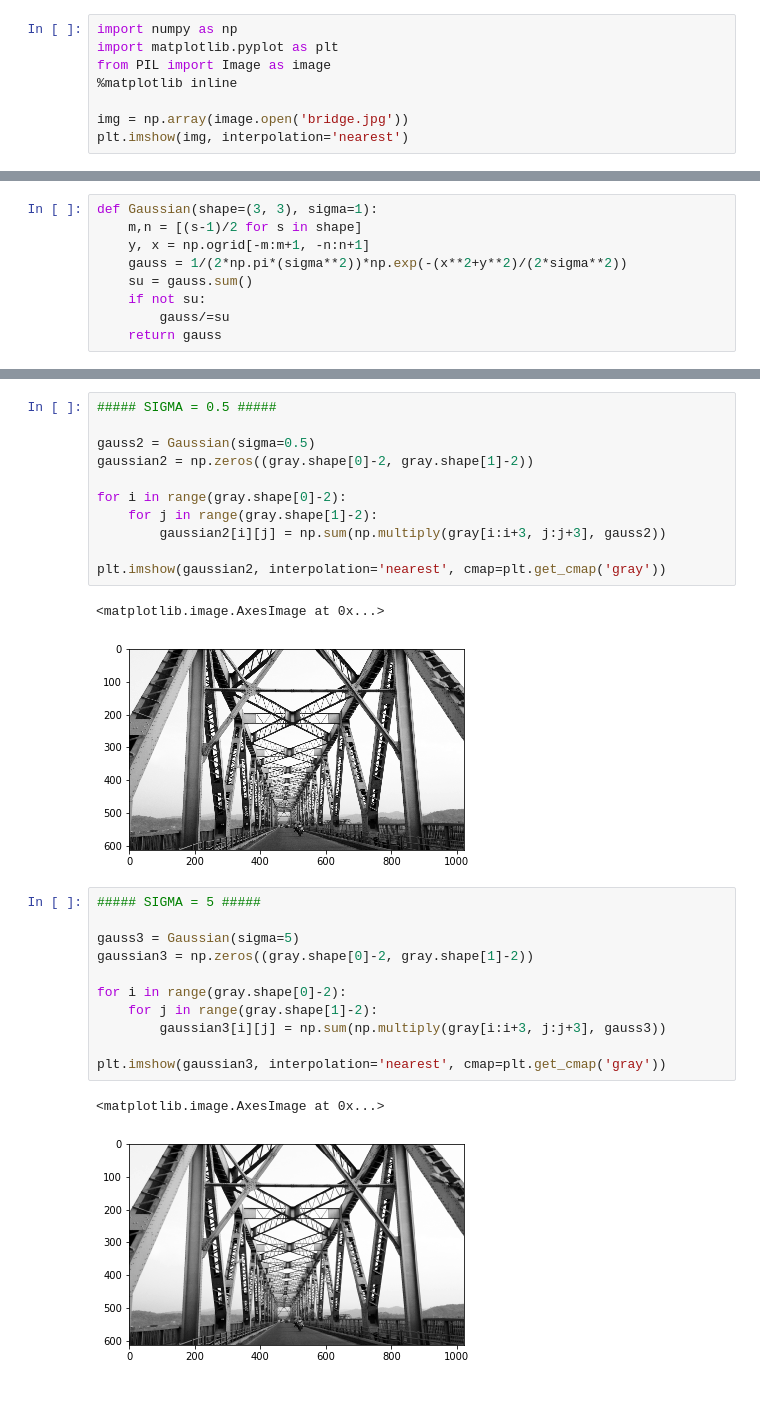
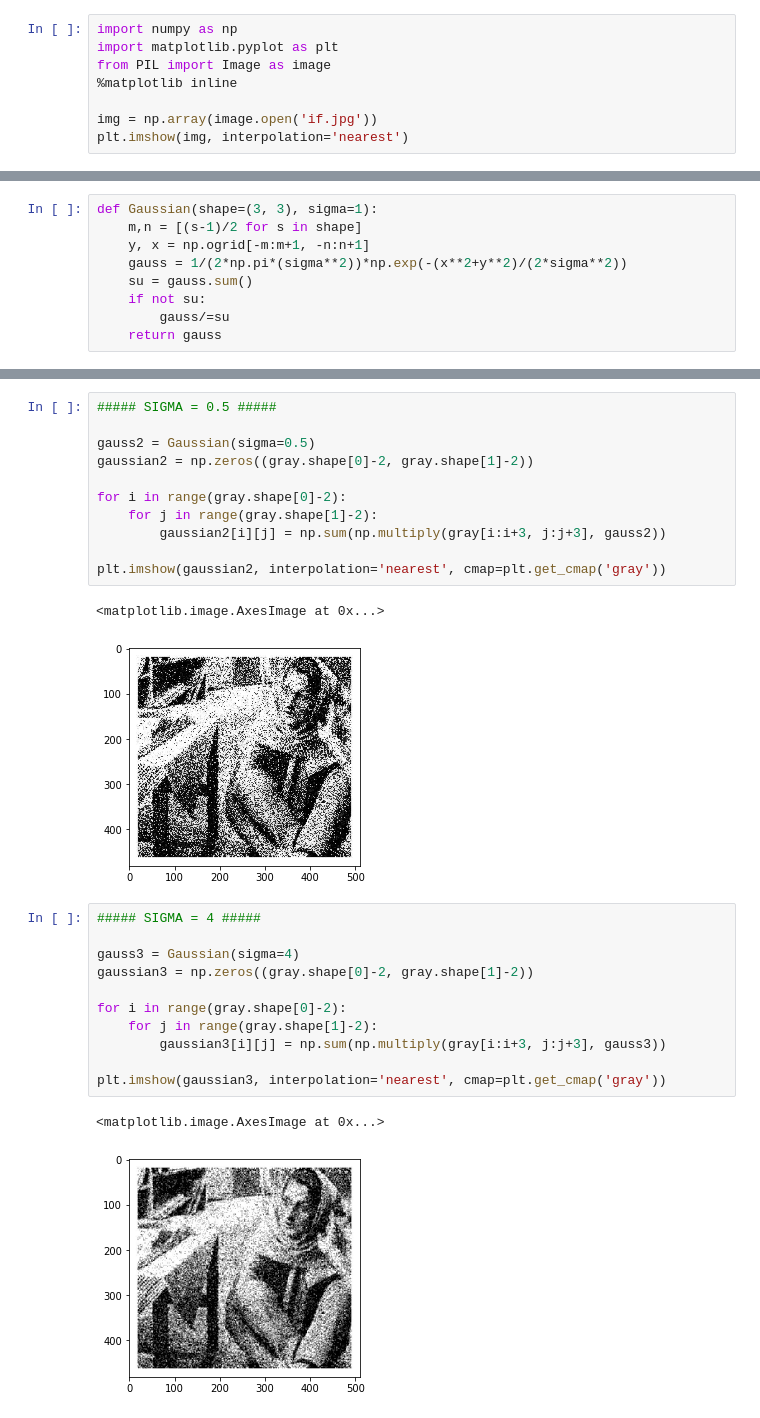
Before and after one commit to Vishu26/Computer-Vision, a Jupyter notebook: customGaussianFilter.ipynb, the cells around one changed output, grey strips where cells are left out. Saved outputs shown, nothing was run; the diff lists cells and outputs as text.

```diff
--- a/customGaussianFilter.ipynb
+++ b/customGaussianFilter.ipynb
@@ -10,7 +10,7 @@ import matplotlib.pyplot as plt
 from PIL import Image as image
 %matplotlib inline
 
-img = np.array(image.open('bridge.jpg'))
+img = np.array(image.open('if.jpg'))
 plt.imshow(img, interpolation='nearest')
 # %% [output]
 <matplotlib.image.AxesImage at 0x...>
@@ -66,18 +66,18 @@ for i in range(gray.shape[0]-2):
 plt.imshow(gaussian2, interpolation='nearest', cmap=plt.get_cmap('gray'))
 # %% [output]
 <matplotlib.image.AxesImage at 0x...>
-[figure, old version]
+[figure, new version]
 # %%
-##### SIGMA = 5 #####
+##### SIGMA = 4 #####
 
-gauss3 = Gaussian(sigma=5)
+gauss3 = Gaussian(sigma=4)
 gaussian3 = np.zeros((gray.shape[0]-2, gray.shape[1]-2))
 
 for i in range(gray.shape[0]-2):
     for j in range(gray.shape[1]-2):
         gaussian3[i][j] = np.sum(np.multiply(gray[i:i+3, j:j+3], gauss3))
 
 plt.imshow(gaussian3, interpolation='nearest', cmap=plt.get_cmap('gray'))
 # %% [output]
 <matplotlib.image.AxesImage at 0x...>
-[figure, old version]
+[figure, new version]
```
Also changed, not shown: parts of 3 cells of this notebook.
